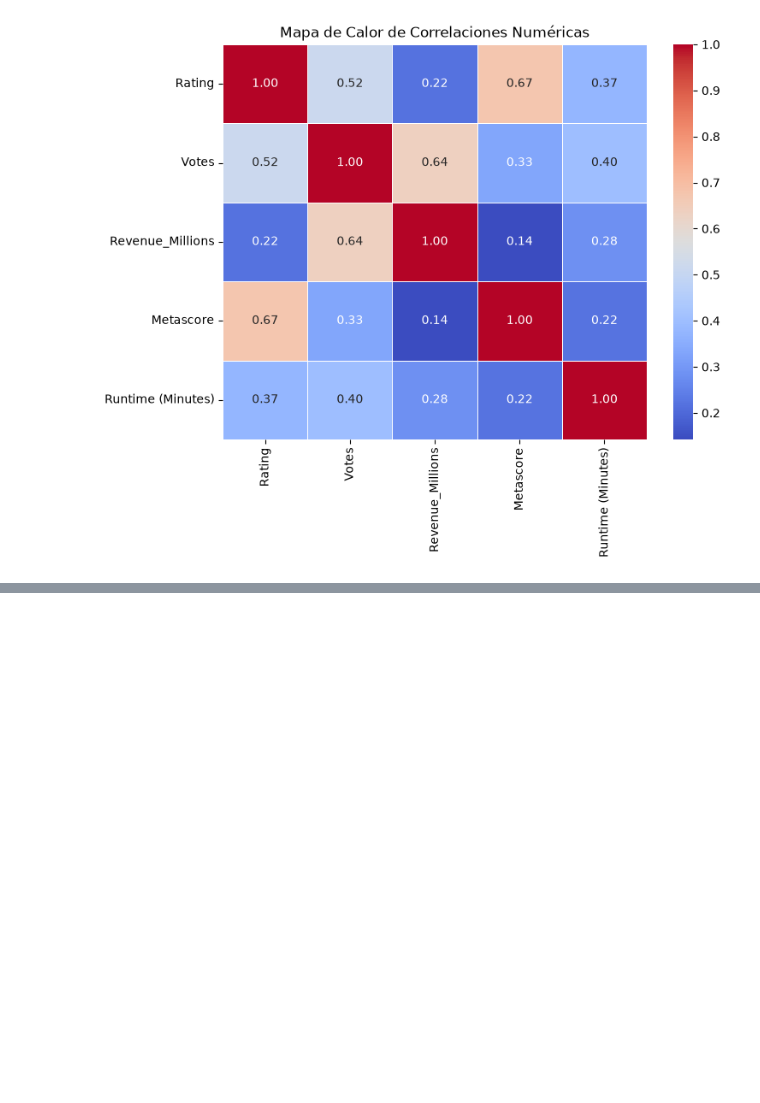
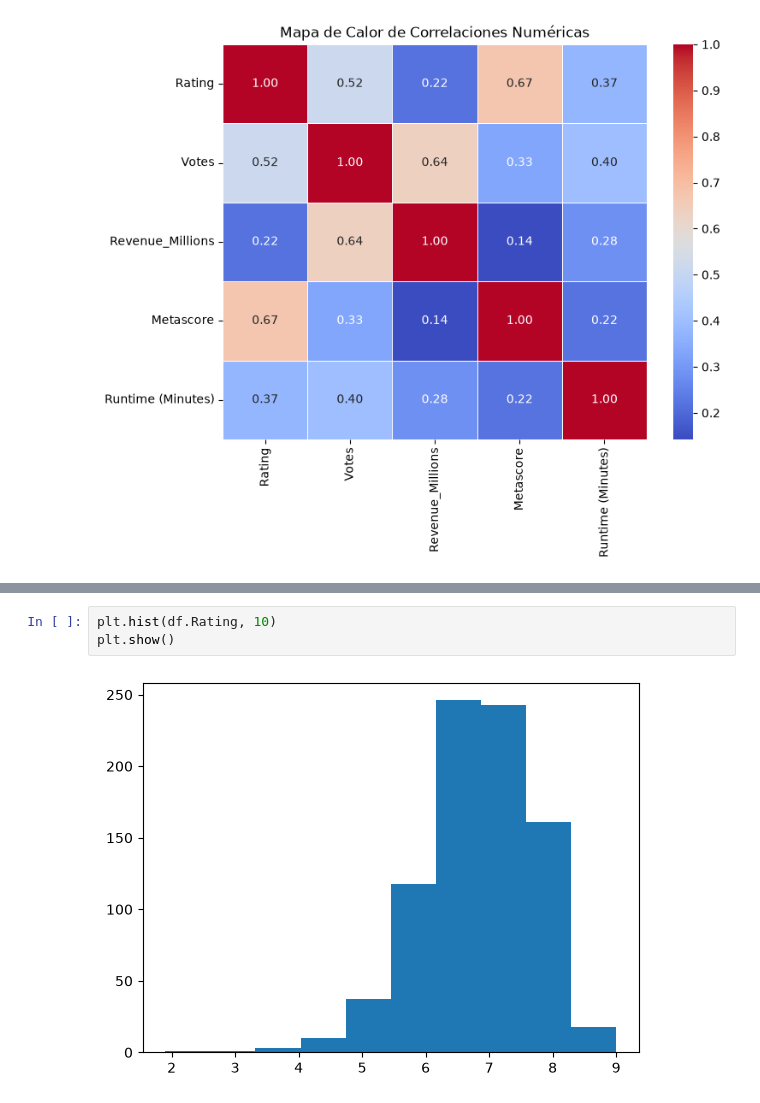
Before and after one commit to estudiante-jean1234578910/pandas, a Jupyter notebook: pnds.ipynb, the cells around one changed output, grey strips where cells are left out. Saved outputs shown, nothing was run; the diff lists cells and outputs as text; blank space fills up the shorter version.

```diff
--- a/pnds.ipynb
+++ b/pnds.ipynb
@@ -370,0 +420,5 @@ plt.show()
+# %%
+plt.hist(df.Rating, 10)
+plt.show()
+# %% [output]
+[figure, added]
```
Also changed, not shown: parts of 12 cells of this notebook.
